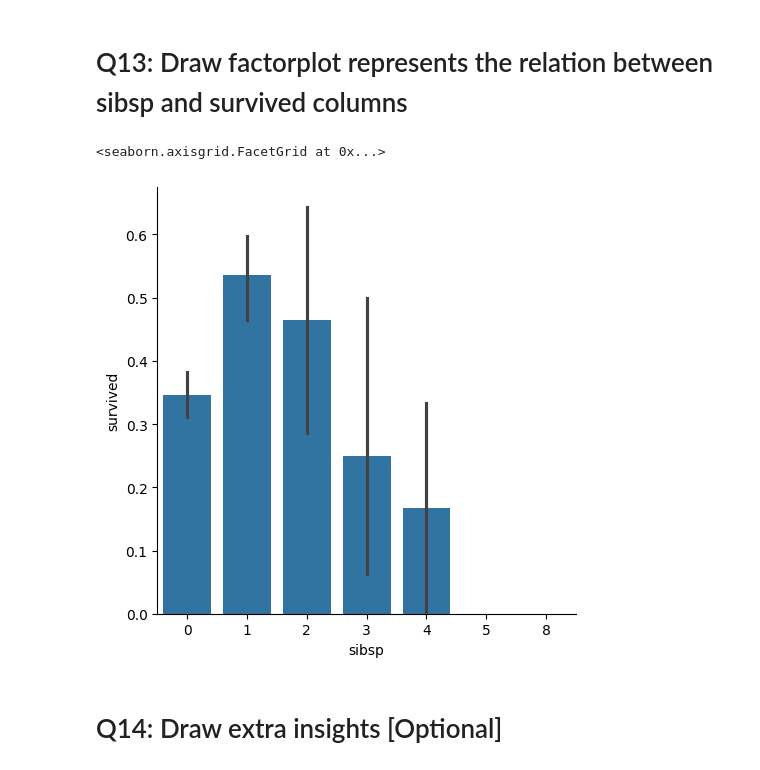
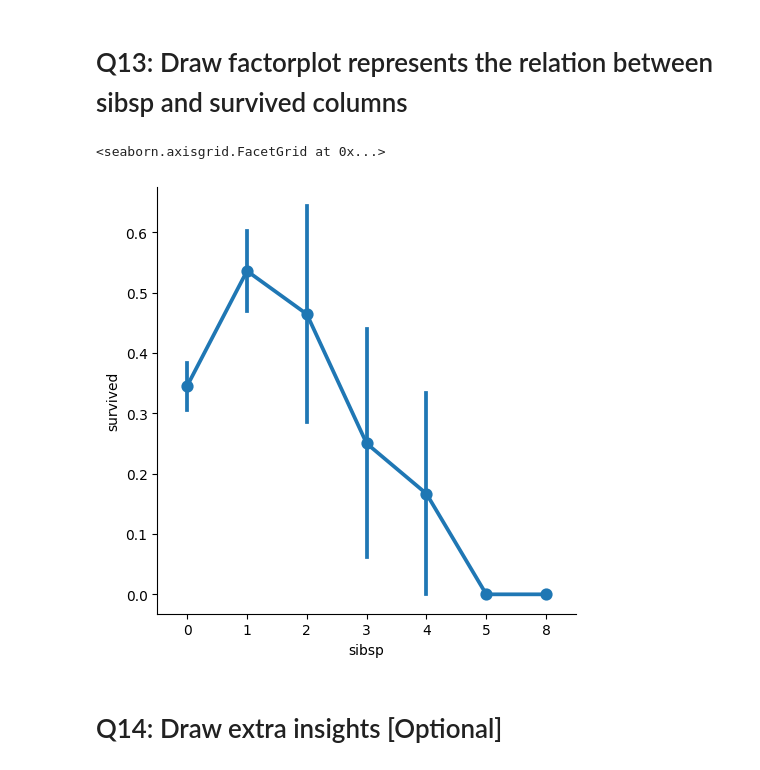
Before and after one commit to Tuwaiq-Data-Science-Bootcamp-V5/Seaborn-Lab1, a Jupyter notebook: Seaborn_Assignment1.ipynb, the cells around one changed output. Cells and saved outputs as stored; diff of their text form; code cells hidden in the pictures.

```diff
--- a/Seaborn_Assignment1.ipynb
+++ b/Seaborn_Assignment1.ipynb
@@ -207,9 +207,10 @@ sns.heatmap(correlation_matrix, annot=True, cmap='hot', linewidths=0.5)
 # %% [markdown]
 # Q13: Draw factorplot represents the relation between sibsp and survived columns
 # %%
-sns.catplot(x="sibsp", y="survived", data=df, kind="bar")
+#You can also do kind='bar'
+sns.catplot(x="sibsp", y="survived", data=df, kind="point")
 # %% [output]
 <seaborn.axisgrid.FacetGrid at 0x...>
-[figure, old version]
+[figure, new version]
 # %% [markdown]
 # Q14: Draw extra insights [Optional]
```
